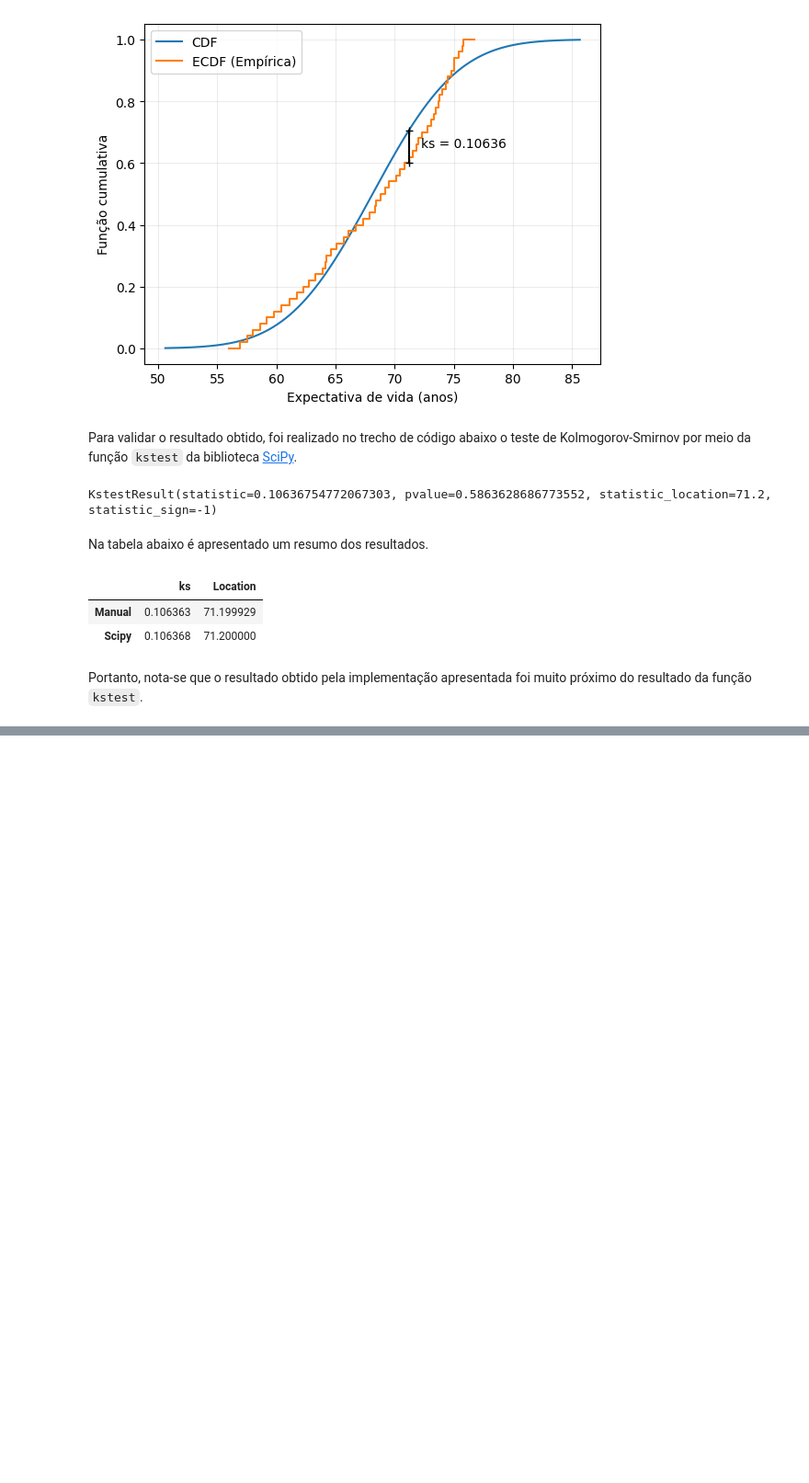
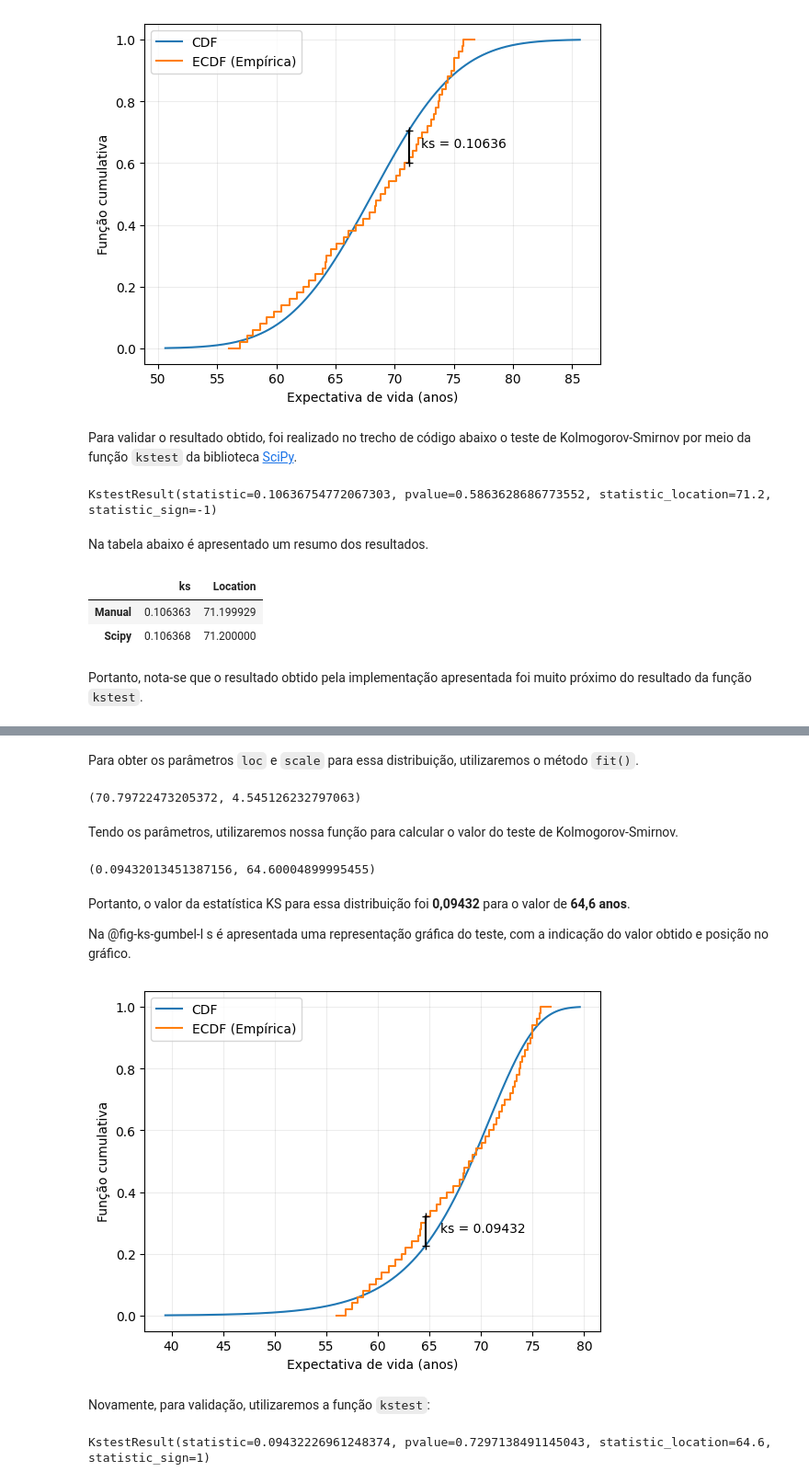
Before and after one commit to matheus-amancio/lista-01-confiabilidade-estrutural, a Jupyter notebook: q1.ipynb, the cells around one changed output, grey strips where cells are left out. Shown at 92% size. Drawn from its saved outputs; the diff is of its cells as text; code cells hidden in the pictures; blank space fills up the shorter version.

```diff
--- a/q1.ipynb
+++ b/q1.ipynb
@@ -397,16 +397,16 @@ def calculate_ks_test(data: pd.Series, ecdf, distribution, loc, scale):
     return ks_test_value, x_ks_test
 
 
-def plot_ks_test(ecdf, distribution, loc, scale, x_ks_value, ks_test_value, save=False):
+def plot_ks_test(
+    ecdf, distribution, loc, scale, x_ks_value, ks_test_value, save=False, xytext=None
+):
     fig, ax = plt.subplots()
     x_plot = np.linspace(
         distribution.ppf(0.001, loc=loc, scale=scale),
         distribution.ppf(0.999, loc=loc, scale=scale),
         1000,
     )
-    ax.plot(
-        x_plot, distribution.cdf(x_plot, loc=loc, scale=scale), label="CDF"
-    )
+    ax.plot(x_plot, distribution.cdf(x_plot, loc=loc, scale=scale), label="CDF")
     ecdf.plot(ax=ax, label="ECDF (Empírica)")
     ax.plot(
         [x_ks_value, x_ks_value],
@@ -422,7 +422,9 @@ def plot_ks_test(ecdf, distribution, loc, scale, x_ks_value, ks_test_value, save
     ax.annotate(
         f"ks = {ks_test_value:.5f}",
         (x_ks_value, ecdf.evaluate(x_ks_value) + 0.05),
-        xytext=(x_ks_value + 1, ecdf.evaluate(x_ks_value) + 0.05),
+        xytext=(x_ks_value + 1, ecdf.evaluate(x_ks_value) + 0.05)
+        if xytext is None
+        else xytext,
     )
     ax.grid(True, color="gray", alpha=0.15)
     if save:
@@ -488,0 +495,58 @@ ss.ksone.ppf(1-0.05/2,50)
+# %% [markdown]
+Para obter os parâmetros `loc` e `scale` para essa distribuição, utilizaremos o método `fit()`.
+# %%
+# | code-fold: false
+
+loc_gumbel_l, scale_gumbel_l = ss.gumbel_l.fit(
+    df_brazil_life_expectancy["Brazil Life Expectancy"]
+)
+loc_gumbel_l, scale_gumbel_l
+# %% [output]
+(70.79722473205372, 4.545126232797063)
+# %% [markdown]
+Tendo os parâmetros, utilizaremos nossa função para calcular o valor do teste de Kolmogorov-Smirnov.
+# %%
+# | code-fold: false
+
+ks_test_value_gumbel_l, x_ks_test_gumbel_l = calculate_ks_test(
+    df_brazil_life_expectancy["Brazil Life Expectancy"],
+    ECDF,
+    ss.gumbel_l,
+    loc_gumbel_l,
+    scale_gumbel_l,
+)
+ks_test_value_gumbel_l, x_ks_test_gumbel_l
+# %% [output]
+(0.09432013451387156, 64.60004899995455)
+# %% [markdown]
+Portanto, o valor da estatística KS para essa distribuição foi **0,09432** para o valor de **64,6 anos**.
+
+Na @fig-ks-gumbel-l s é apresentada uma representação gráfica do teste, com a indicação do valor obtido e posição no gráfico.
+# %%
+# | label: fig-ks-gumbel-l
+# | fig-cap: "Teste de Kolmogorov-Smirnov para a distribuição Gumbel à esquerda."
+
+plot_ks_test(
+    ECDF,
+    ss.gumbel_l,
+    loc_gumbel_l,
+    scale_gumbel_l,
+    x_ks_test_gumbel_l,
+    ks_test_value_gumbel_l,
+    xytext=(x_ks_test_gumbel_l + 1.5, ECDF.evaluate(x_ks_test_gumbel_l) - 0.05),
+)
+# %% [output]
+[figure, added]
+# %% [markdown]
+Novamente, para validação, utilizaremos a função `kstest`:
+# %%
+# | code-fold: false
+
+ks_res_gumbel_l = ss.kstest(
+    df_brazil_life_expectancy["Brazil Life Expectancy"],
+    "gumbel_l",
+    args=(loc_gumbel_l, scale_gumbel_l),
+)
+ks_res_gumbel_l
+# %% [output]
+KstestResult(statistic=0.09432226961248374, pvalue=0.7297138491145043, statistic_location=64.6, statistic_sign=1)
```
Also changed, not shown: parts of 28 cells of this notebook, 5 other files.
